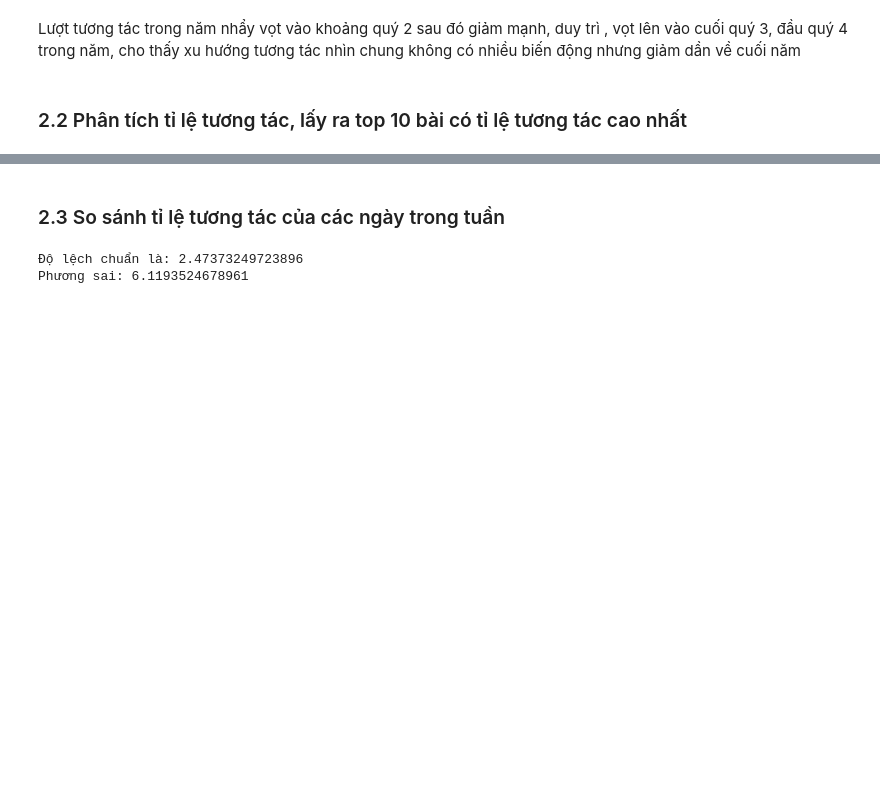
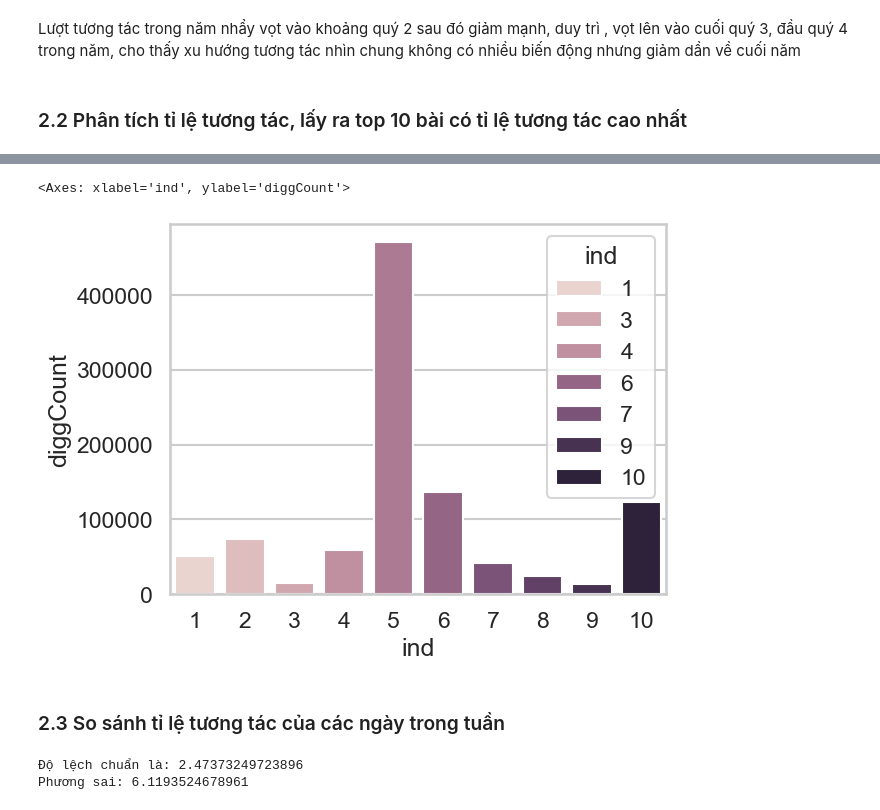
Before and after one commit to dattotien/Tiktok_profile, a Jupyter notebook: BTL.ipynb, the cells around one changed output, grey strips where cells are left out. Drawn from its saved outputs; the diff is of its cells as text; code cells hidden in the pictures; blank space fills up the shorter version.

```diff
--- a/BTL.ipynb
+++ b/BTL.ipynb
@@ -1226,3 +1266,8 @@ print(top_10_er[['diggCount', 'commentCount', 'shareCount', 'playCount', 'ER']])
+# %%
+sns.barplot(data = top_10_er, x = 'ind', y='diggCount', hue='ind')
+# %% [output]
+<Axes: xlabel='ind', ylabel='diggCount'>
+[figure, added]
 # %% [markdown]
 ### 2.3 So sánh tỉ lệ tương tác của các ngày trong tuần
 # %%
```
Also changed, not shown: parts of 25 cells of this notebook.
